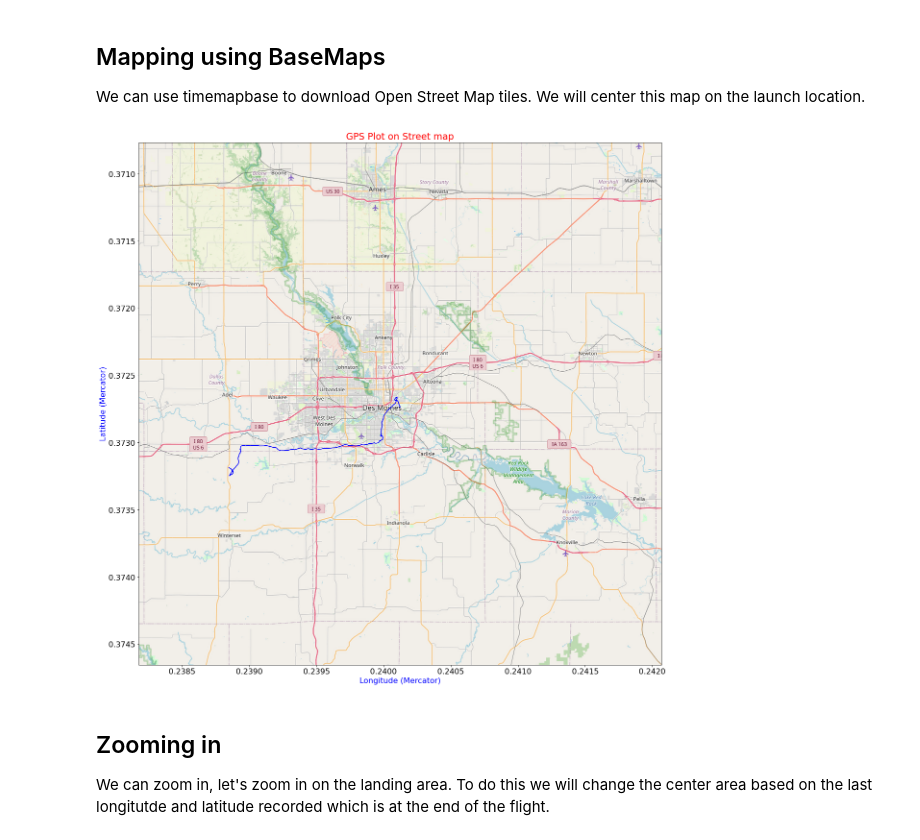
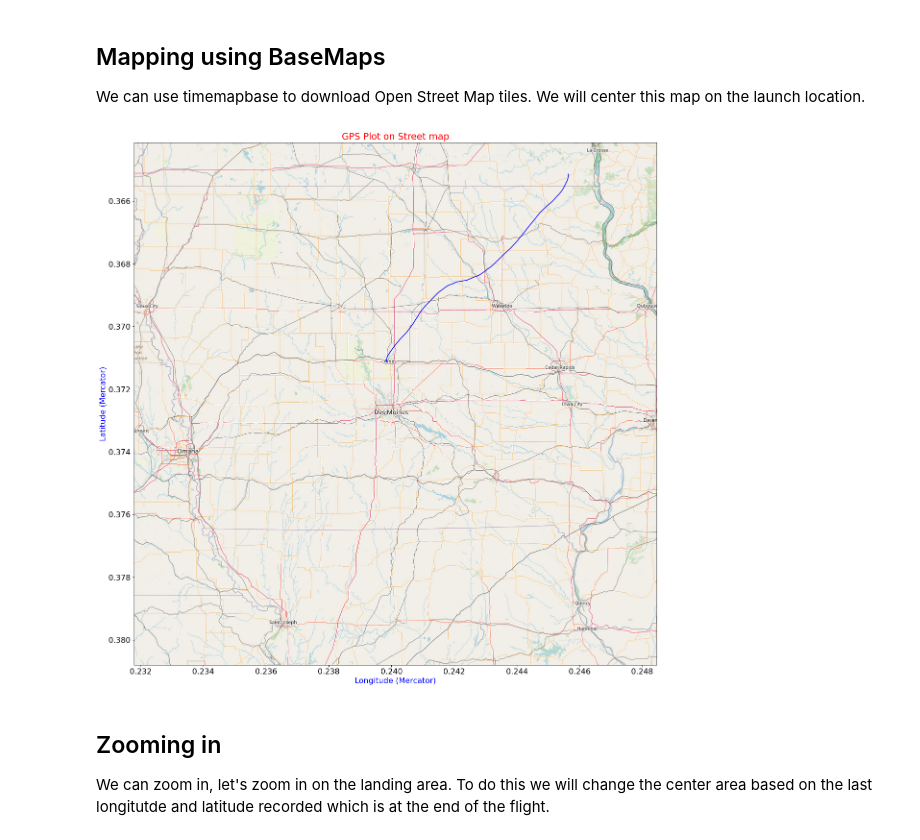
Before and after one commit to M2I-HABET/Mission-159, a Jupyter notebook: L-159-B/Parse_HABET_FDR_Data.ipynb, the cells around one changed output. Saved outputs shown, nothing was run; the diff lists cells and outputs as text; code cells hidden in the pictures.

```diff
--- a/L-159-B/Parse_HABET_FDR_Data.ipynb
+++ b/L-159-B/Parse_HABET_FDR_Data.ipynb
@@ -502,32 +502,32 @@ We can use timemapbase to download Open Street Map tiles. We will center this ma
 # %%
 # Define the `extent`
 color='blue'
 
 # Zoom, the higher the number the zoomed out it will be. This is centered on
 # the launch location
-degree_range = 0.7
+degree_range = 3
 
 extent = tilemapbase.Extent.from_lonlat(launch_loc[1] - degree_range, launch_loc[1] + degree_range,
                   launch_loc[0] - degree_range, launch_loc[0] + degree_range)
 extent = extent.to_aspect(1.0)
 
 # Convert to web mercator
-path = [tilemapbase.project(x,y) for x,y in zip(bert_lon, bert_lat)]
+path = [tilemapbase.project(x,y) for x,y in zip(har_lon, har_lat)]
 x, y = zip(*path)
 
 fig, ax = plt.subplots(figsize=(20,20))
 
 plotter = tilemapbase.Plotter(extent, tilemapbase.tiles.build_OSM(), width=800)
 plotter.plot(ax)
 plt.ylabel('Latitude (Mercator)', color=color)
 plt.xlabel('Longitude (Mercator)', color=color)
 
 plt.title("GPS Plot on Street map",color='r')
 
 ax.plot(x, y,"b-")
-plt.savefig('/content/gdrive/My Drive/StateFairPlots/bert_plot_map.png',bbox_inches = "tight",dpi = 300)
+plt.savefig('Data/plots/har_plot_map.png',bbox_inches = "tight",dpi = 300)
 # %% [output]
-[figure, old version]
+[figure, new version]
 # %% [markdown]
 ## Zooming in
 We can zoom in, let's zoom in on the landing area. To do this we will change the center area based on the last longitutde and latitude recorded which is at the end of the flight.
```
Also changed, not shown: parts of 6 cells of this notebook, 4 other files.
